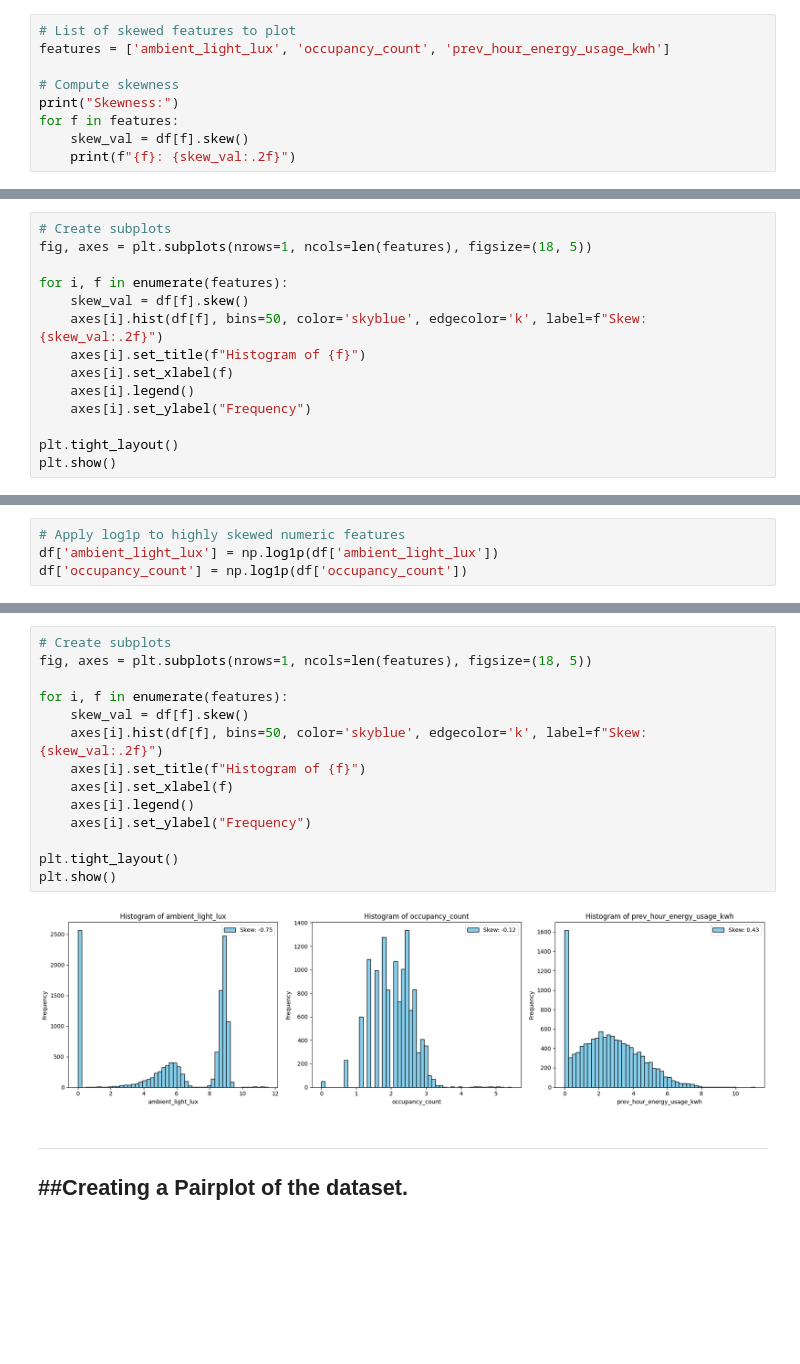
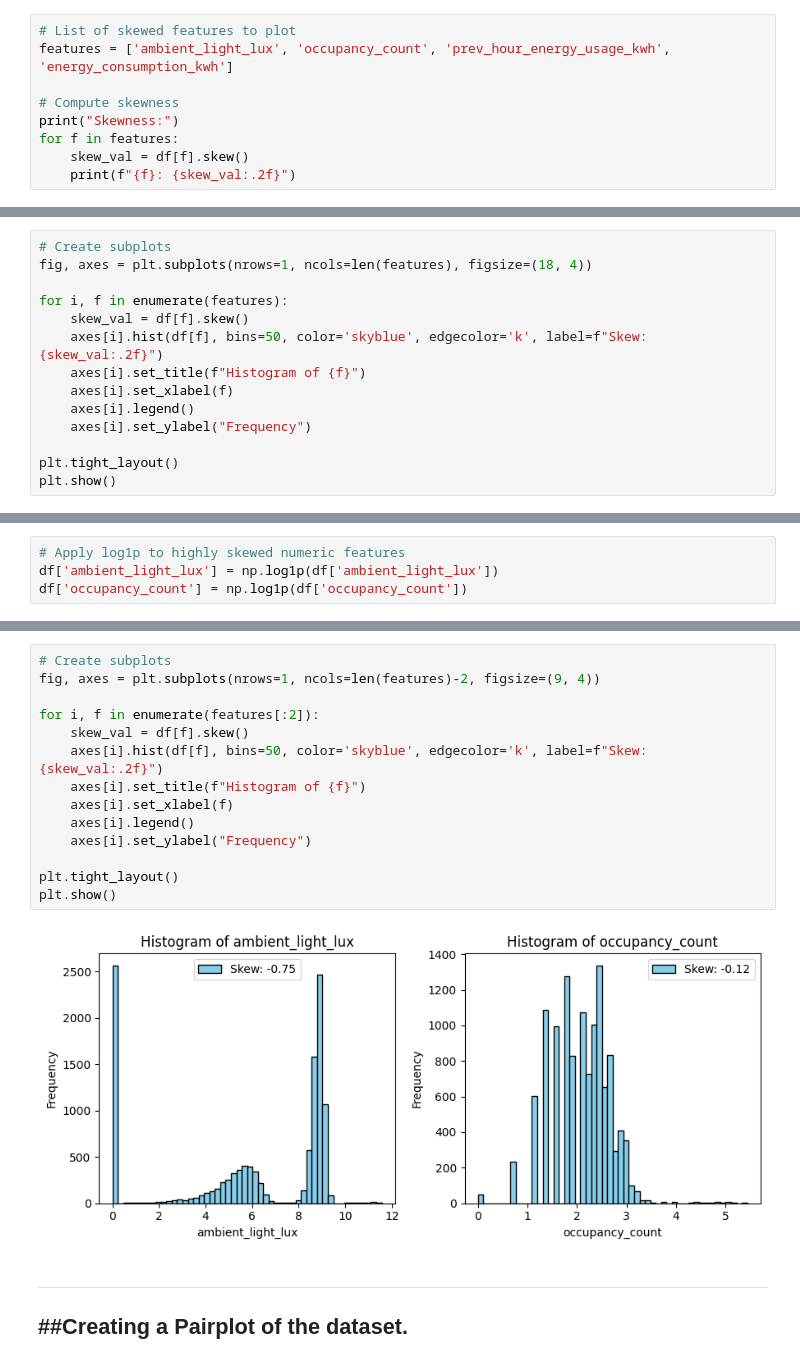
Before and after one commit to owoMarciN/AgileProject, a Jupyter notebook: SmartStreetLighting.ipynb, the cells around one changed output, grey strips where cells are left out. Cells and saved outputs as stored; diff of their text form; blank space fills up the shorter version.

```diff
--- a/SmartStreetLighting.ipynb
+++ b/SmartStreetLighting.ipynb
@@ -138,7 +135,7 @@ array(['ambient_light_lux', 'motion_detected', 'temperature_celsius',
 ---
 # %%
 # List of skewed features to plot
-features = ['ambient_light_lux', 'occupancy_count', 'prev_hour_energy_usage_kwh']
+features = ['ambient_light_lux', 'occupancy_count', 'prev_hour_energy_usage_kwh', 'energy_consumption_kwh']
 
 # Compute skewness
 print("Skewness:")
@@ -153,6 +151,6 @@ prev_hour_energy_usage_kwh: 0.43
 # %%
 # Create subplots
-fig, axes = plt.subplots(nrows=1, ncols=len(features), figsize=(18, 5))
+fig, axes = plt.subplots(nrows=1, ncols=len(features), figsize=(18, 4))
 
 for i, f in enumerate(features):
     skew_val = df[f].skew()
@@ -173,19 +177,19 @@ df['occupancy_count'] = np.log1p(df['occupancy_count'])
 # %%
 # Create subplots
-fig, axes = plt.subplots(nrows=1, ncols=len(features), figsize=(18, 5))
+fig, axes = plt.subplots(nrows=1, ncols=len(features)-2, figsize=(9, 4))
 
-for i, f in enumerate(features):
+for i, f in enumerate(features[:2]):
     skew_val = df[f].skew()
     axes[i].hist(df[f], bins=50, color='skyblue', edgecolor='k', label=f"Skew: {skew_val:.2f}")
     axes[i].set_title(f"Histogram of {f}")
     axes[i].set_xlabel(f)
     axes[i].legend()
     axes[i].set_ylabel("Frequency")
 
 plt.tight_layout()
 plt.show()
 # %% [output]
-[figure, old version]
+[figure, new version]
 # %% [markdown]
 --------------------------------------------------------------------------------
 ##Creating a **Pairplot** of the dataset.
```
Also changed, not shown: parts of 32 cells of this notebook.
